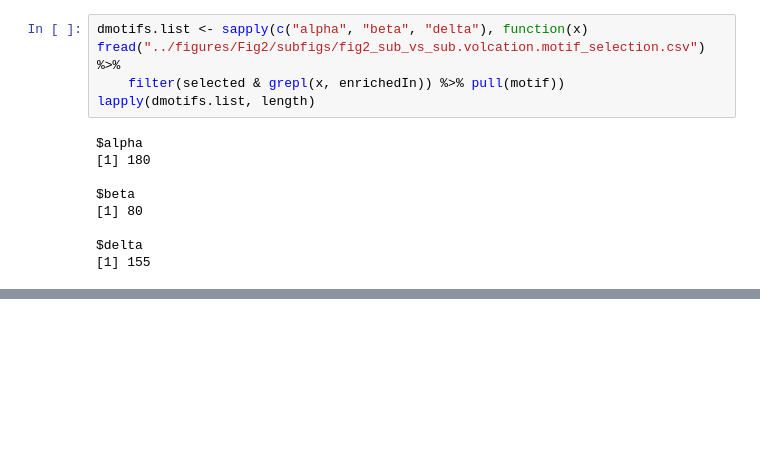
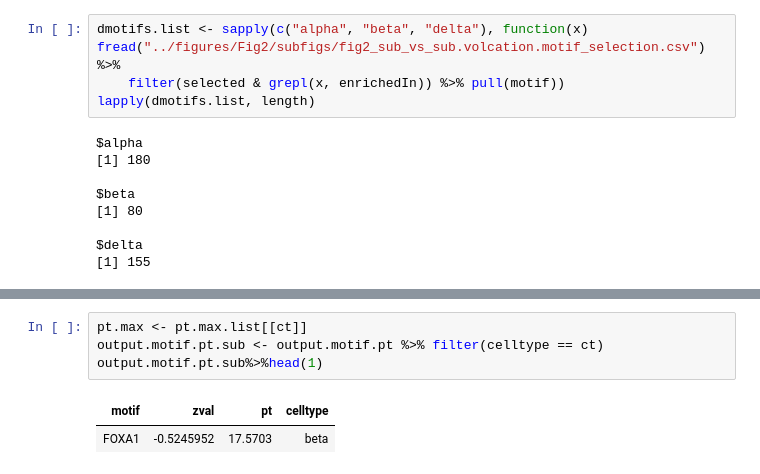
Before and after one commit to biomystery/islet_figs_motifs, a Jupyter notebook: chromVar/06.psedoTime.ipynb, the cells around one changed output, grey strips where cells are left out. Drawn from its saved outputs; the diff is of its cells as text; blank space fills up the shorter version.

```diff
--- a/chromVar/06.psedoTime.ipynb
+++ b/chromVar/06.psedoTime.ipynb
@@ -138,0 +152,7 @@ List of 7
+# %%
+pt.max <- pt.max.list[[ct]]
+output.motif.pt.sub <- output.motif.pt %>% filter(celltype == ct)
+output.motif.pt.sub%>%head(1)
+# %% [output]
+| motif | zval | pt | celltype |
+| FOXA1 | -0.5245952 | 17.5703 | beta |
```
Also changed, not shown: parts of 16 cells of this notebook, 1 other file.
